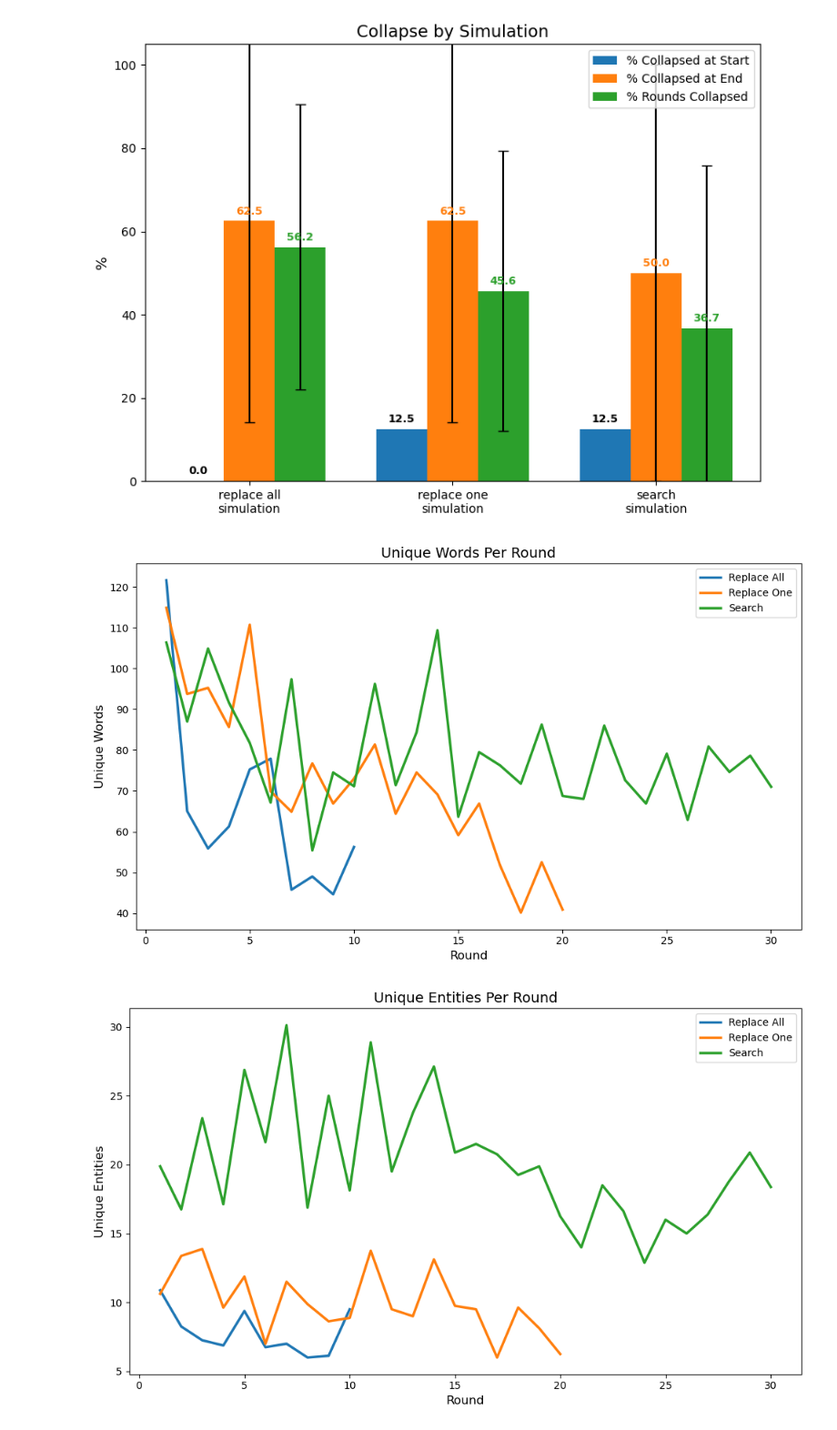
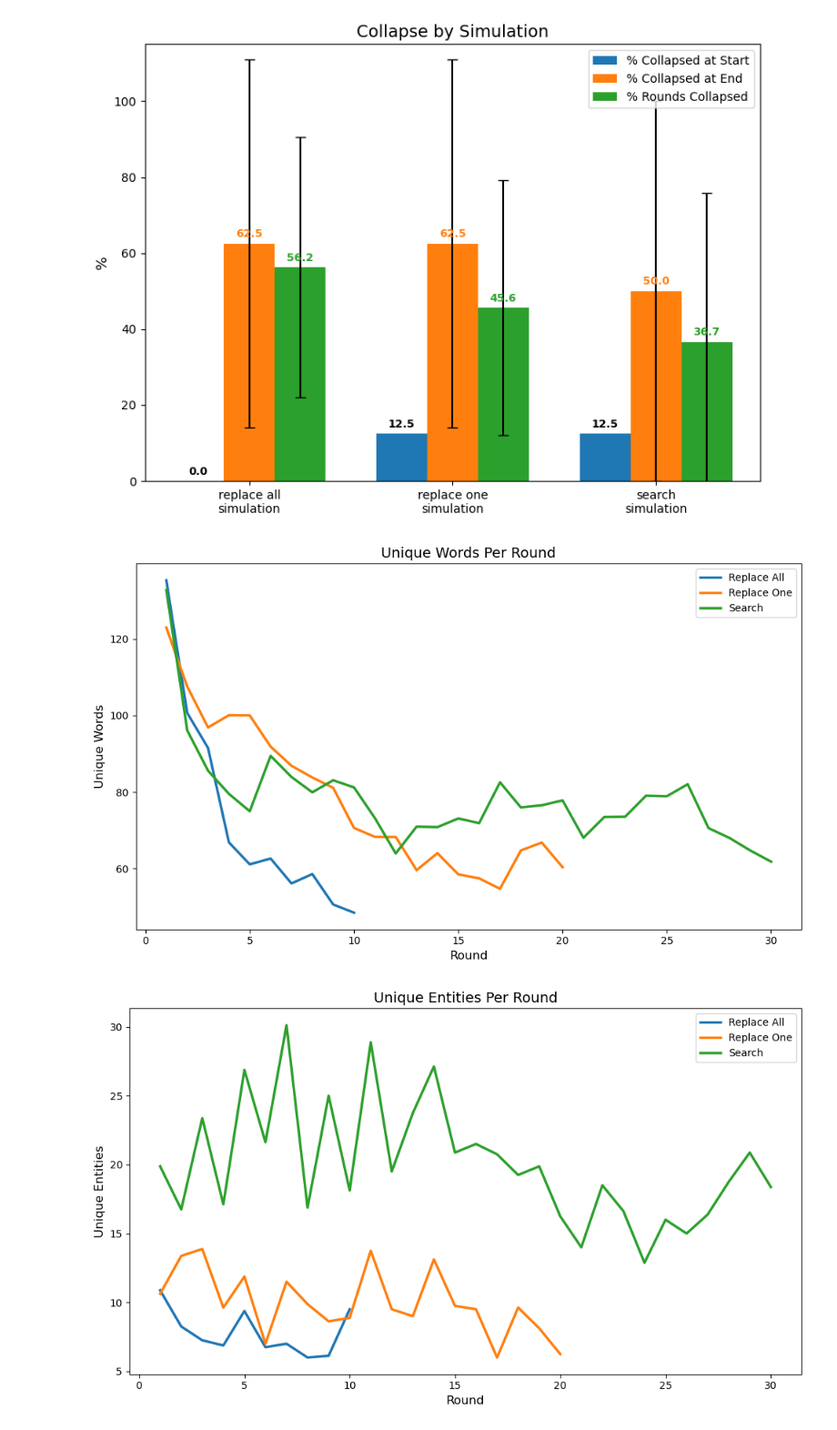
Before and after one commit to rag-collapse/RAG-Collapse, a Jupyter notebook: visualization.ipynb, the cells around one changed output. Shown at 91% size. Cells and saved outputs as stored; diff of their text form; code cells hidden in the pictures.

```diff
--- a/entity_visualization.ipynb
+++ b/visualization.ipynb
@@ -42,18 +41,16 @@ def is_collapsed(iteration_runs):
 def compute_collapse_metrics(experiment):
     start_collapsed = []  # 1/0 per question: collapsed at round 0?
     end_collapsed   = []  # 1/0 per question: collapsed at last round?
-    pct_rounds      = []  # per question: fraction of rounds that are collapsed
+    pct_rounds      = []  # per question: % of rounds that are collapsed
 
     for q in experiment["questions"]:
         iters = q["iterations"]
         if not iters:
             continue
-
-        collapsed_flags = [is_collapsed(it["runs"]) for it in iters]
-
-        start_collapsed.append(1 if collapsed_flags[0] else 0)
-        end_collapsed.append(1 if collapsed_flags[-1] else 0)
-        pct_rounds.append(sum(collapsed_flags) / len(collapsed_flags) * 100)
+        flags = [is_collapsed(it["runs"]) for it in iters]
+        start_collapsed.append(1 if flags[0] else 0)
+        end_collapsed.append(1 if flags[-1] else 0)
+        pct_rounds.append(sum(flags) / len(flags) * 100)
 
     n = len(start_collapsed)
     return {
@@ -66,10 +63,9 @@ def compute_collapse_metrics(experiment):
 
 metrics = {label: compute_collapse_metrics(exp) for label, exp in entity_data.items()}
 
-simulations = list(metrics.keys())
-x = np.arange(len(simulations))
-width = 0.25
-
+simulations  = list(metrics.keys())
+x            = np.arange(len(simulations))
+width        = 0.25
 start_means  = [metrics[s]["start_mean"]  for s in simulations]
 end_means    = [metrics[s]["end_mean"]    for s in simulations]
 end_stds     = [metrics[s]["end_std"]     for s in simulations]
@@ -77,77 +73,62 @@ rounds_means = [metrics[s]["rounds_mean"] for s in simulations]
 rounds_stds  = [metrics[s]["rounds_std"]  for s in simulations]
 
 fig, ax = plt.subplots(figsize=(8, 6))
-
 bars1 = ax.bar(x - width, start_means, width, label="% Collapsed at Start", color="#1f77b4")
-bars2 = ax.bar(x, end_means, width, yerr=end_stds, capsize=4, label="% Collapsed at End", color="#ff7f0e")
-bars3 = ax.bar(x + width, rounds_means, width, yerr=rounds_stds, capsize=4, label="% Rounds Collapsed", color="#2ca02c")
+bars2 = ax.bar(x,         end_means,   width, yerr=end_stds,    capsize=4, label="% Collapsed at End",   color="#ff7f0e")
+bars3 = ax.bar(x + width, rounds_means,width, yerr=rounds_stds, capsize=4, label="% Rounds Collapsed",   color="#2ca02c")
 
 for bar in bars1:
     ax.text(bar.get_x() + bar.get_width() / 2, bar.get_height() + 1,
             f"{bar.get_height():.1f}", ha="center", va="bottom", fontsize=9, fontweight="bold")
 for bar in bars2:
-    h = bar.get_height()
-    ax.text(bar.get_x() + bar.get_width() / 2, h + 1,
-            f"{h:.1f}", ha="center", va="bottom", fontsize=9, fontweight="bold", color="#ff7f0e")
+    ax.text(bar.get_x() + bar.get_width() / 2, bar.get_height() + 1,
+            f"{bar.get_height():.1f}", ha="center", va="bottom", fontsize=9, fontweight="bold", color="#ff7f0e")
 for bar in bars3:
-    h = bar.get_height()
-    ax.text(bar.get_x() + bar.get_width() / 2, h + 1,
-            f"{h:.1f}", ha="center", va="bottom", fontsize=9, fontweight="bold", color="#2ca02c")
+    ax.text(bar.get_x() + bar.get_width() / 2, bar.get_height() + 1,
+            f"{bar.get_height():.1f}", ha="center", va="bottom", fontsize=9, fontweight="bold", color="#2ca02c")
 
 ax.set_ylabel("%", fontsize=12)
 ax.set_title("Collapse by Simulation", fontsize=14)
 ax.set_xticks(x)
 ax.set_xticklabels([f"{s.lower()}\nsimulation" for s in simulations], fontsize=10)
 ax.legend(loc="upper right")
-ax.set_ylim(0, 105)
+ax.set_ylim(0, 115)
 
 plt.tight_layout()
 plt.savefig("collapse_by_simulation.png", dpi=150, bbox_inches="tight")
 plt.show()
 # %% [output]
-[figure, old version]
+[figure, new version]
 # %%
 # ── Unique Words Per Round (line chart) ──
+# Mean unique_words across questions per iteration, from eval files.
 
-def tokenize(text):
-    """Simple word tokenizer: lowercase alphanumeric tokens."""
-    return re.findall(r"[a-z0-9]+(?:'[a-z]+)?", text.lower())
-
-def compute_unique_words_per_round(experiment):
-    """Mean unique words per round, averaged across questions."""
+def mean_metric_per_round(experiment, metric_key):
     max_iters = max(len(q["iterations"]) for q in experiment["questions"])
     round_means = []
-
     for iter_num in range(max_iters):
-        counts = []
-        for q in experiment["questions"]:
-            if iter_num >= len(q["iterations"]):
-                continue
-            it = q["iterations"][iter_num]
-            unique_words = set()
-            for run in it["runs"]:
-                unique_words.update(tokenize(run["answer"]))
-            counts.append(len(unique_words))
-        round_means.append(np.mean(counts) if counts else 0)
-
+        vals = [
+            q["iterations"][iter_num]["metrics"][metric_key]
+            for q in experiment["questions"]
+            if iter_num < len(q["iterations"])
+        ]
+        round_means.append(np.mean(vals) if vals else 0.0)
     return round_means
 
 fig, ax = plt.subplots(figsize=(10, 6))
-
-for label, exp in exp_data.items():
-    uw = compute_unique_words_per_round(exp)
-    rounds = list(range(1, len(uw) + 1))
-    ax.plot(rounds, uw, linewidth=2.5, label=label, color=COLORS[label])
+for label, exp in eval_data.items():
+    uw = mean_metric_per_round(exp, "unique_words")
+    ax.plot(range(1, len(uw) + 1), uw, linewidth=2.5, label=label, color=COLORS[label])
 
 ax.set_xlabel("Round", fontsize=12)
 ax.set_ylabel("Unique Words", fontsize=12)
 ax.set_title("Unique Words Per Round", fontsize=14)
 ax.legend()
 
 plt.tight_layout()
 plt.savefig("unique_words_per_round.png", dpi=150, bbox_inches="tight")
 plt.show()
 # %% [output]
-[figure, old version]
+[figure, new version]
 # %%
 # ── Unique Entities Per Round (line chart) ──
```
Also changed, not shown: parts of 4 cells of this notebook.
